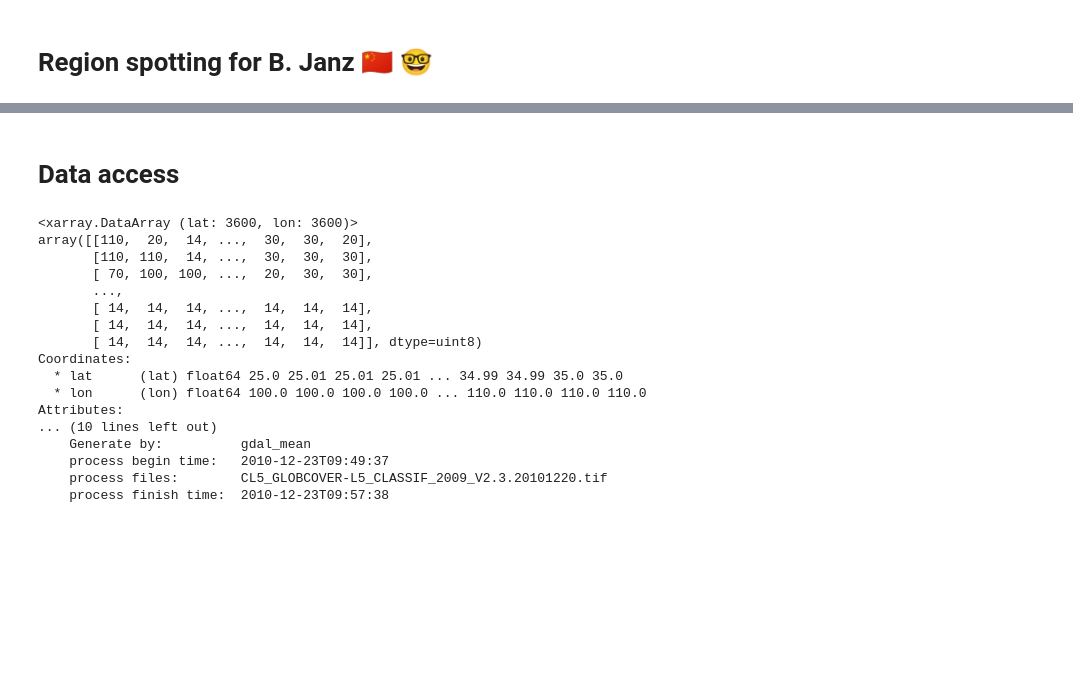
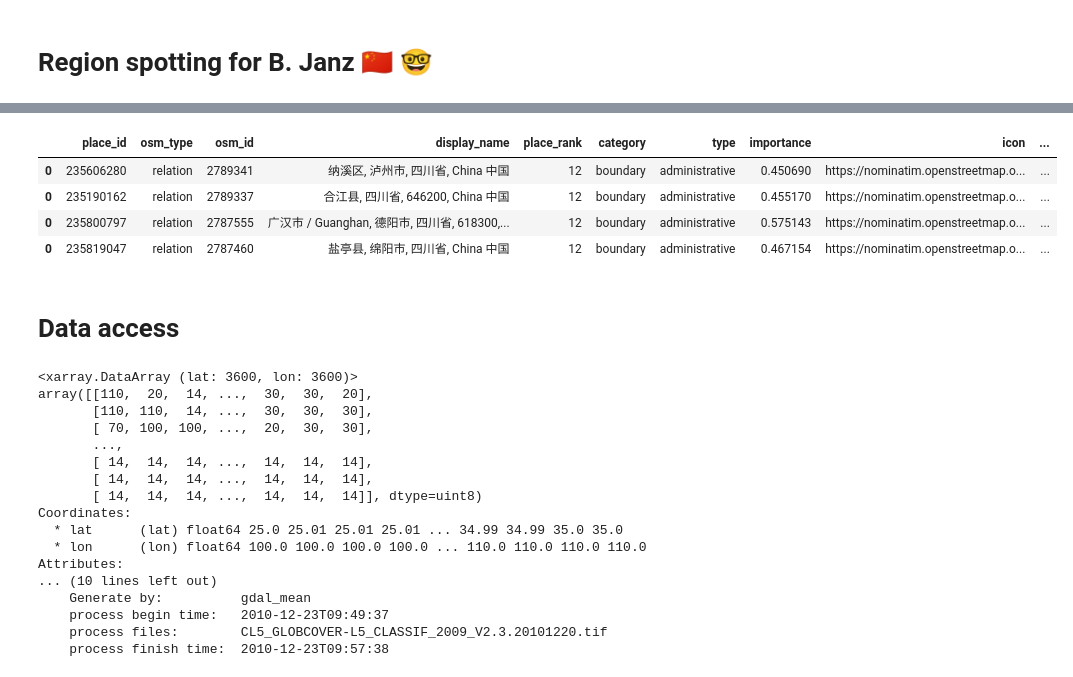
Before and after one commit to cwerner/janz_china_region_selection, a Jupyter notebook: china_region_spotting.ipynb, the cells around one changed output, grey strips where cells are left out. Saved outputs shown, nothing was run; the diff lists cells and outputs as text; code cells hidden in the pictures; blank space fills up the shorter version.

Commit message:
add county boundaries

```diff
--- a/china_region_spotting.ipynb
+++ b/china_region_spotting.ipynb
@@ -14,11 +24,32 @@ import matplotlib.patches as mpatches
 # %%
-regions = ['Naxi', 'Heijiang', 'Guanghan', 'Yanting County']
+# boundary info from https://nominatim.openstreetmap.org based on OSM data, filtered for boundary info
+
+regions = ['Naxi', 'Heijiang', 'Guanghan', 'Yanting']
 
 loc = {}
-loc["Naxi"]     = (28.773333,105.371389)
-loc["Heijiang"] = (28.783333,105.9)
-loc["Guanghan"] = (30.99,104.25)
-loc["Yanting County"] = (31.208,105.389)
+loc["Naxi"]     = (28.773333,105.371389, "Naxi County")
+loc["Heijiang"] = (28.783333,105.9, "Hejiang County")
+loc["Guanghan"] = (30.99,104.25, "Guanghan City")
+loc["Yanting"] = (31.208,105.389, "Yanting County")
+# %%
+# features from OSM
+dfs = []
+for district in loc.keys():
+    lat, lon, long_name = loc[district]
+    long_name = long_name.replace(", ","+")
+    geo_json = requests.get(f"https://nominatim.openstreetmap.org/search.php?q={long_name}&polygon_geojson=1&format=geojson")
+    gdf = gpd.read_file(geo_json.text)
+    gdf["name"] = long_name
+    gdf = gdf.loc[gdf["category"] == "boundary"]
+    dfs.append(gdf)
+gdf = pd.concat(dfs)
+gdf
+# %% [output]
+|  | place_id | osm_type | osm_id | display_name | place_rank | category | type | importance | icon | ... |
+| 0 | 235606280 | relation | 2789341 | 纳溪区, 泸州市, 四川省, China 中国 | 12 | boundary | administrative | 0.450690 | https://nominatim.openstreetmap.o... | ... |
+| 0 | 235190162 | relation | 2789337 | 合江县, 四川省, 646200, China 中国 | 12 | boundary | administrative | 0.455170 | https://nominatim.openstreetmap.o... | ... |
+| 0 | 235800797 | relation | 2787555 | 广汉市 / Guanghan, 德阳市, 四川省, 618300,... | 12 | boundary | administrative | 0.575143 | https://nominatim.openstreetmap.o... | ... |
+| 0 | 235819047 | relation | 2787460 | 盐亭县, 绵阳市, 四川省, China 中国 | 12 | boundary | administrative | 0.467154 | https://nominatim.openstreetmap.o... | ... |
 # %% [markdown]
 # Data access
 # %%
```
Also changed, not shown: parts of 3 cells of this notebook.
